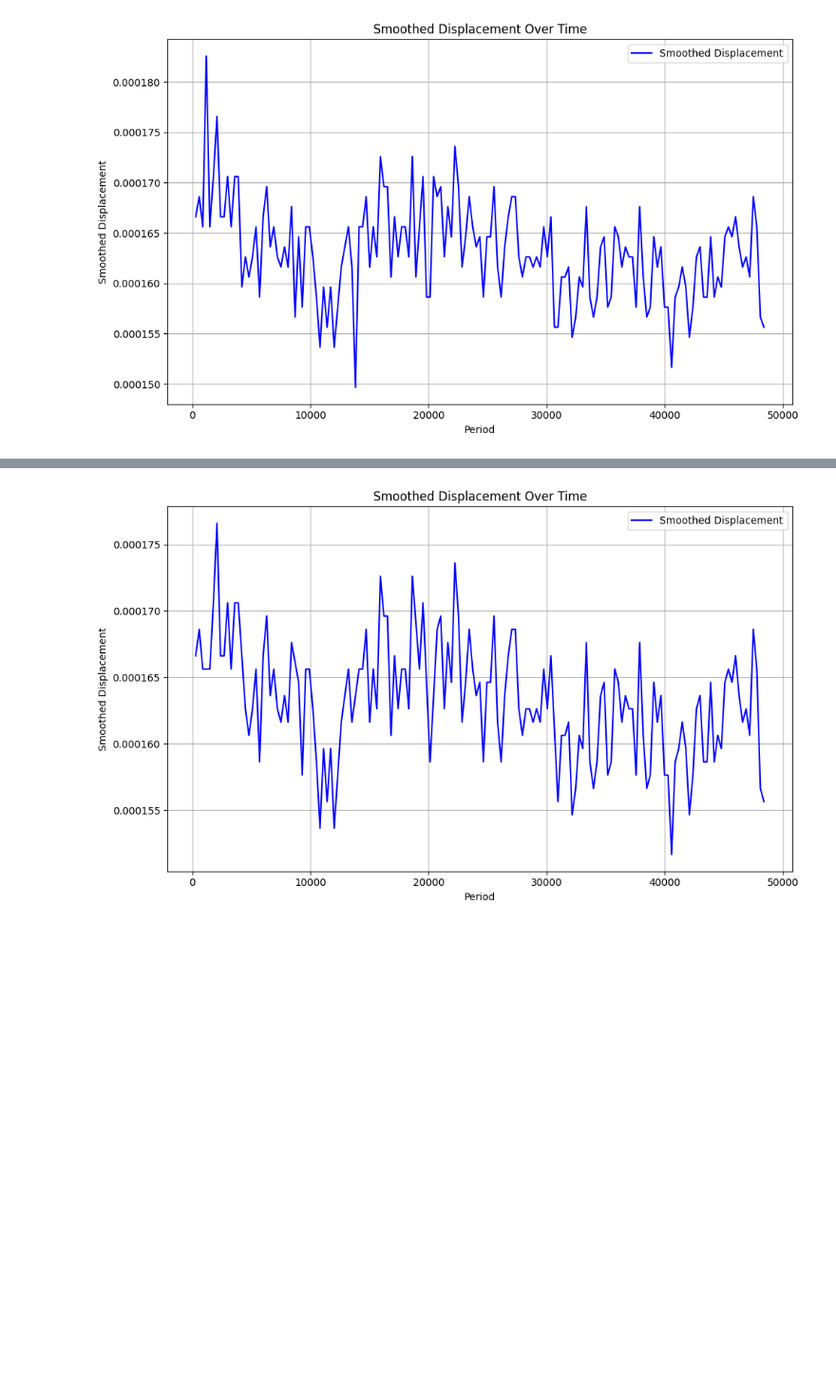
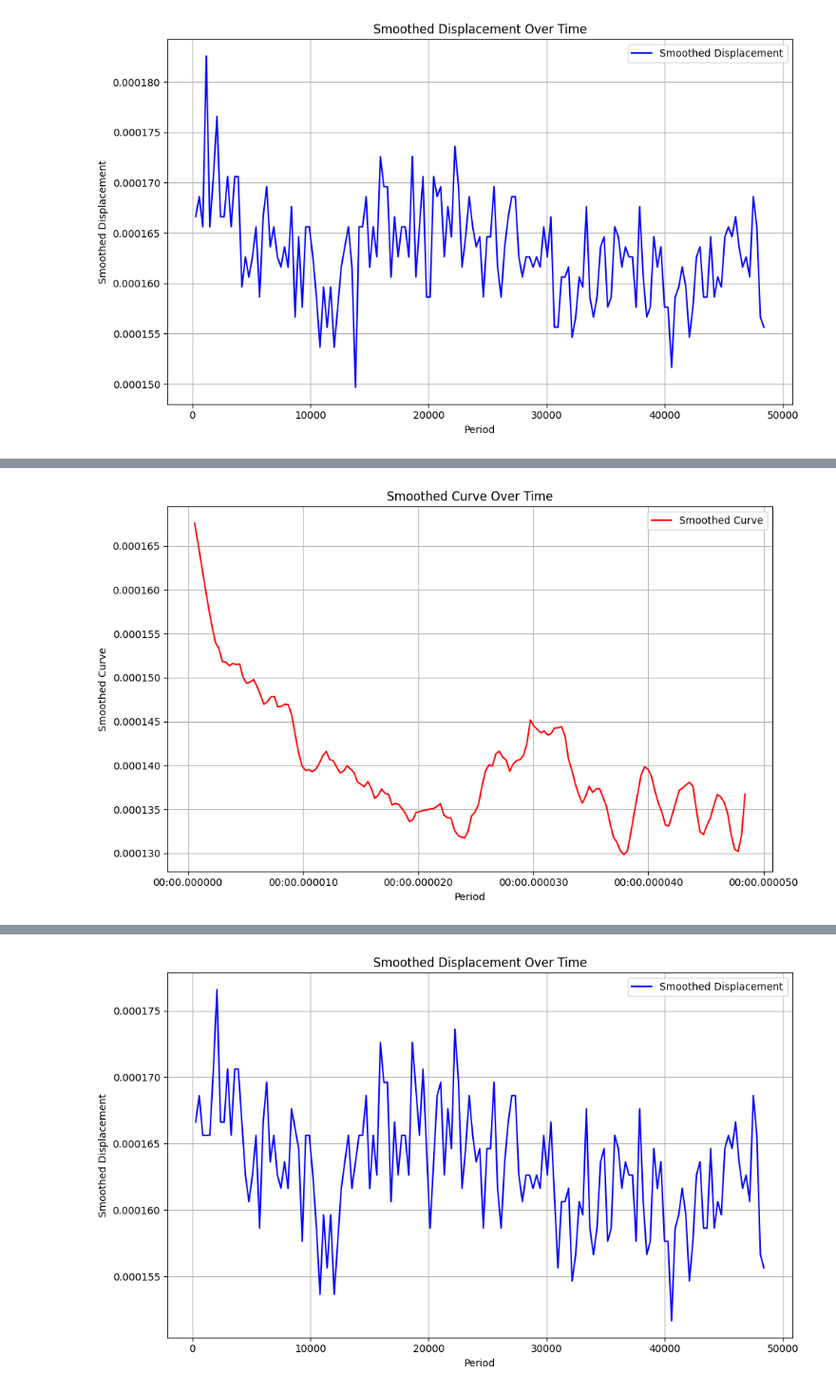
Before and after one commit to rammalali/FYP, a Jupyter notebook: notebooks/model_creation.ipynb, the cells around one changed output, grey strips where cells are left out. Shown at 95% size. Saved outputs shown, nothing was run; the diff lists cells and outputs as text; code cells hidden in the pictures; blank space fills up the shorter version.

```diff
--- a/notebooks/model_creation.ipynb
+++ b/notebooks/model_creation.ipynb
@@ -126,0 +107,14 @@ See the caveats in the documentation: https://pandas.pydata.org/pandas-docs/stab
+# %%
+from scipy.signal import savgol_filter
+
+def add_smoothed_curve_to_all(dataframes):
+    for key, df in dataframes.items():
+        df['Period'] = pd.to_datetime(df['Period'], errors='coerce')
+
+        df['smoothed_curve'] = savgol_filter(df['smoothed_displacement'], window_length=11, polyorder=3)
+
+        dataframes[key] = df
+
+    return dataframes
+
+experiment_dataframes = add_smoothed_curve_to_all(experiment_dataframes)
@@ -126,0 +155,19 @@ See the caveats in the documentation: https://pandas.pydata.org/pandas-docs/stab
+# %%
+def plot_curve(df):
+
+    df_160['Period'] = pd.to_datetime(df['Period'], errors='coerce')
+
+    # Plot smoothed displacement over time (Period)
+    plt.figure(figsize=(10, 6))
+    plt.plot(df['Period'], df['smoothed_curve'], label='Smoothed Curve', color='red')
+    plt.xlabel('Period')
+    plt.ylabel('Smoothed Curve')
+    plt.title('Smoothed Curve Over Time')
+    plt.grid(True)
+    plt.legend()
+    plt.tight_layout()
+    plt.show()
+
+plot_curve(experiment_dataframes["experiment_7_right"])
+# %% [output]
+[figure, added]
```
Also changed, not shown: parts of 10 cells of this notebook.
